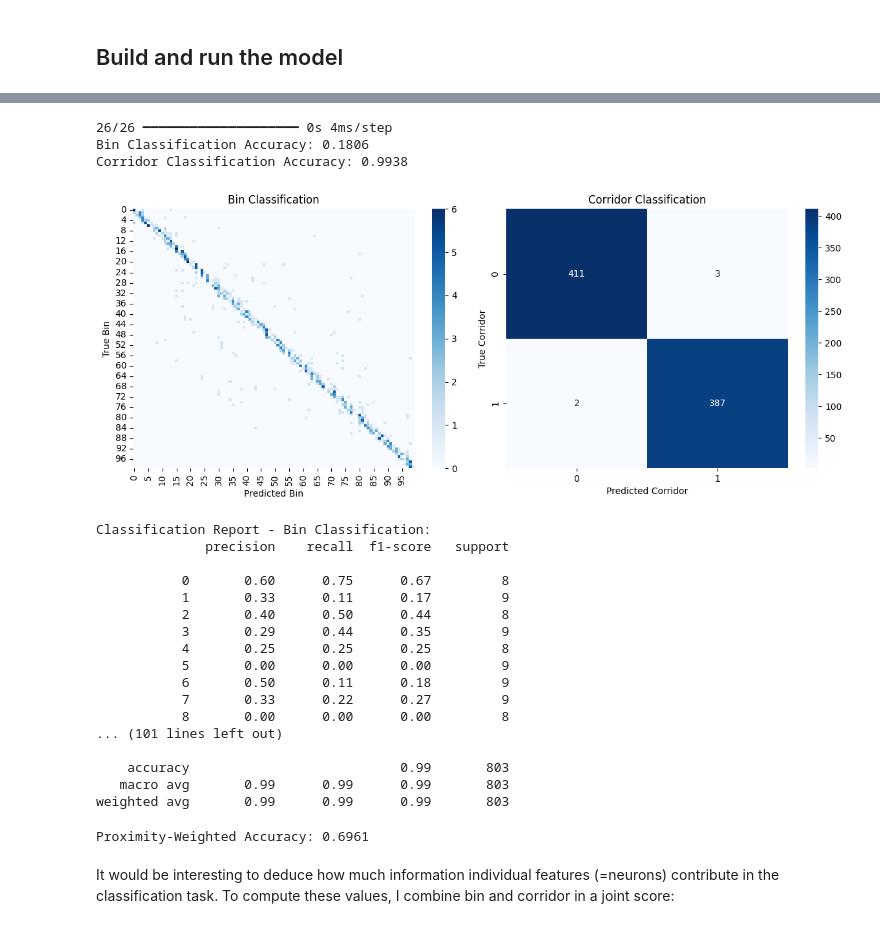
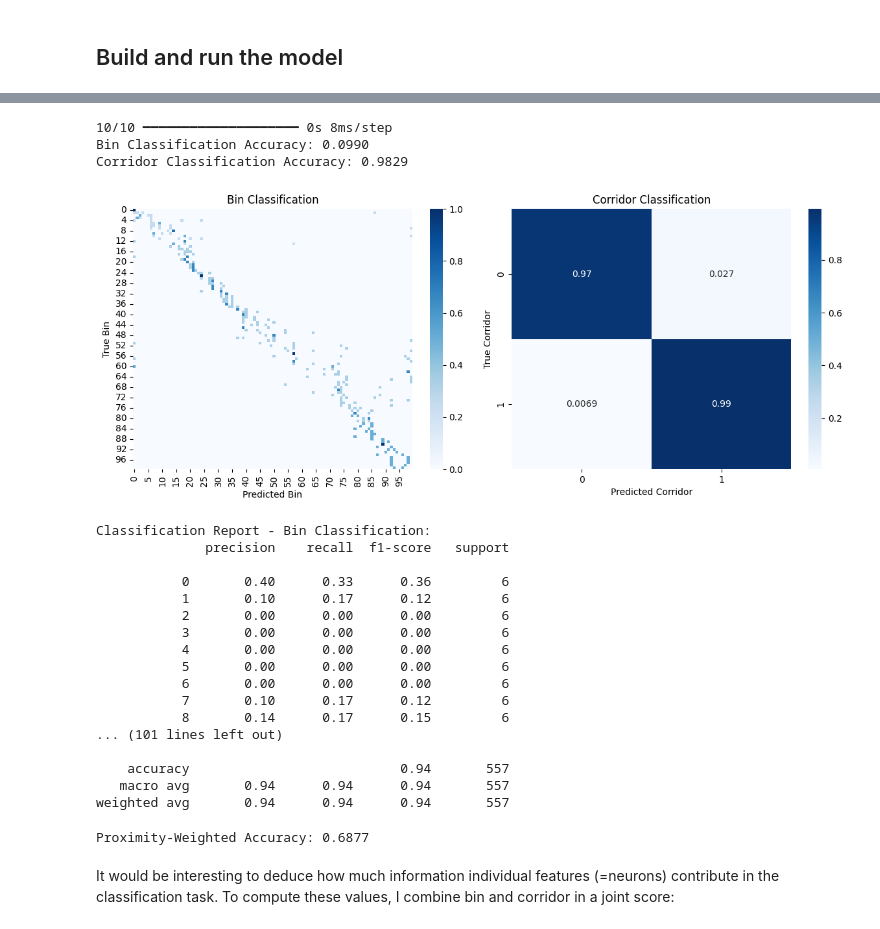
Before and after one commit to Anneser/SpatialInformation, a Jupyter notebook: scripts/03_LocationDecoding.ipynb, the cells around one changed output, grey strips where cells are left out. Cells and saved outputs as stored; diff of their text form; code cells hidden in the pictures.

```diff
--- a/scripts/03_LocationDecoding.ipynb
+++ b/scripts/03_LocationDecoding.ipynb
@@ -70,7 +70,7 @@ https://www.geeksforgeeks.org/information-gain-and-mutual-information-for-machin
 # %%
 # for acquisitions after 2025/07, run this box:
 
-dff, bh = si.load_data(Path('..\\data\\processed_datasets\\20251030_Dc_1\\'))
+dff, bh = si.load_data(Path('..\\data\\processed_datasets\\20250722_Dc_2\\'))
 
 bh.columns = ['timestamp', 'trial', 'trial index', 'X', 'Y', 'velocity',
        'tail tracking framecount']
@@ -78,7 +78,7 @@ bh.columns = ['timestamp', 'trial', 'trial index', 'X', 'Y', 'velocity',
 #dff = dff[0:38000]
 #bh = bh[0:38000]
 
-results_df = si.trials_over_time(dff, bh, n_bins=100) # 30
+results_df = si.trials_over_time(dff, bh, n_bins=30) # 30
 
 X, (y_bins, y_corridors) = si.format_for_ann(results_df)
 # %% [output]
@@ -229,34 +229,34 @@ corridor_accuracy = accuracy_score(y_corridors_test, y_pred_corridors)
 print(f"Bin Classification Accuracy: {bin_accuracy:.4f}")
 print(f"Corridor Classification Accuracy: {corridor_accuracy:.4f}")
 # %% [output]
-26/26 ━━━━━━━━━━━━━━━━━━━━ 0s 4ms/step
-Bin Classification Accuracy: 0.1806
-Corridor Classification Accuracy: 0.9938
+10/10 ━━━━━━━━━━━━━━━━━━━━ 0s 8ms/step
+Bin Classification Accuracy: 0.0990
+Corridor Classification Accuracy: 0.9829
 # %%
  # Compute confusion matrices
-conf_matrix_bins = confusion_matrix(y_bins_test, y_pred_bins)
-conf_matrix_corridors = confusion_matrix(y_corridors_test, y_pred_corridors)
+conf_matrix_bins = confusion_matrix(y_bins_test, y_pred_bins, normalize='true')
+conf_matrix_corridors = confusion_matrix(y_corridors_test, y_pred_corridors, normalize='true')
 
 fig, (ax1, ax2) = plt.subplots(1, 2, figsize=(12, 5))
 
 # Bin classification confusion matrix
 sns.heatmap(conf_matrix_bins, annot=False, fmt="d", cmap="Blues", ax=ax1)
 ax1.set_xlabel("Predicted Bin")
 ax1.set_ylabel("True Bin")
 ax1.set_title("Bin Classification")
 
 # Corridor classification confusion matrix
-sns.heatmap(conf_matrix_corridors, annot=True, fmt="d", cmap="Blues",
+sns.heatmap(conf_matrix_corridors, annot=True, cmap='Blues',#fmt="d", cmap="Blues",
             xticklabels=[0, 1], yticklabels=[0, 1], ax=ax2)
 ax2.set_xlabel("Predicted Corridor")
 ax2.set_ylabel("True Corridor")
 ax2.set_title("Corridor Classification")
 
 plt.tight_layout()
-#plt.savefig("../results/decoding/20240903_Dc_1/ANN.svg")
+plt.savefig("20240903_Dc_1_ANN.svg")
 plt.show()
 # %% [output]
-[figure, old version]
+[figure, new version]
 # %%
 # Print classification reports
 print("Classification Report - Bin Classification:")
@@ -268,20 +268,20 @@ print(classification_report(y_corridors_test, y_pred_corridors))
 Classification Report - Bin Classification:
               precision    recall  f1-score   support
 
-           0       0.60      0.75      0.67         8
-           1       0.33      0.11      0.17         9
-           2       0.40      0.50      0.44         8
-           3       0.29      0.44      0.35         9
-           4       0.25      0.25      0.25         8
-           5       0.00      0.00      0.00         9
-           6       0.50      0.11      0.18         9
-           7       0.33      0.22      0.27         9
-           8       0.00      0.00      0.00         8
+           0       0.40      0.33      0.36         6
+           1       0.10      0.17      0.12         6
+           2       0.00      0.00      0.00         6
+           3       0.00      0.00      0.00         6
+           4       0.00      0.00      0.00         6
+           5       0.00      0.00      0.00         6
+           6       0.00      0.00      0.00         6
+           7       0.10      0.17      0.12         6
+           8       0.14      0.17      0.15         6
 ... (101 lines left out)
 
-    accuracy                           0.99       803
-   macro avg       0.99      0.99      0.99       803
-weighted avg       0.99      0.99      0.99       803
+    accuracy                           0.94       557
+   macro avg       0.94      0.94      0.94       557
+weighted avg       0.94      0.94      0.94       557
 # %%
 def proximity_weighted_accuracy(y_true, y_pred, max_distance=4):
     """
@@ -307,7 +307,7 @@ def proximity_weighted_accuracy(y_true, y_pred, max_distance=4):
 proximity_acc = proximity_weighted_accuracy(y_bins_test, y_pred_bins)
 print(f"Proximity-Weighted Accuracy: {proximity_acc:.4f}")
 # %% [output]
-Proximity-Weighted Accuracy: 0.6961
+Proximity-Weighted Accuracy: 0.6877
 # %% [markdown]
 It would be interesting to deduce how much information individual features (=neurons) contribute in the classification task. To compute these values, I combine bin and corridor in a joint score:
 # %%
```
Also changed, not shown: parts of 4 cells of this notebook, 10 other files.
